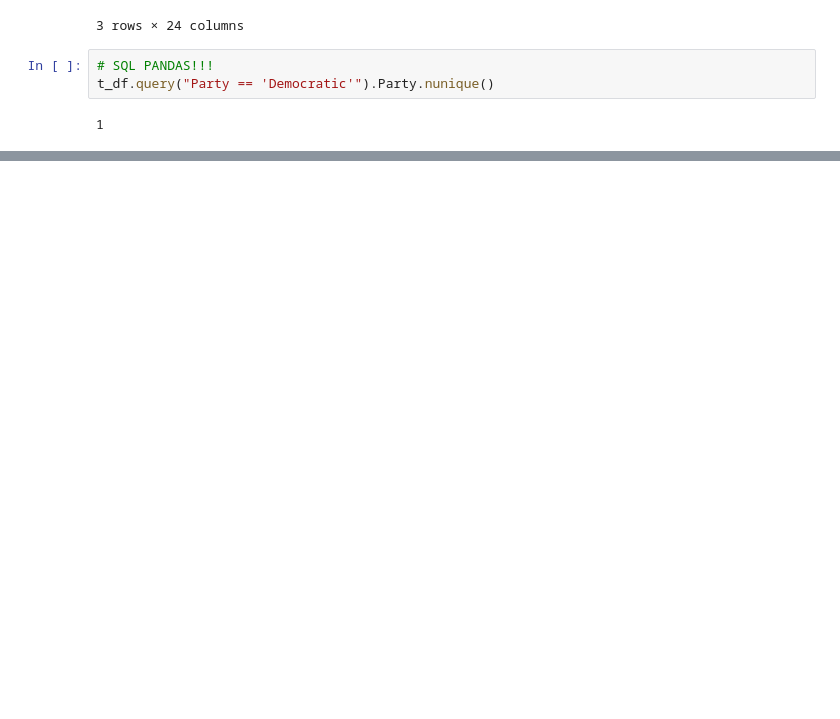
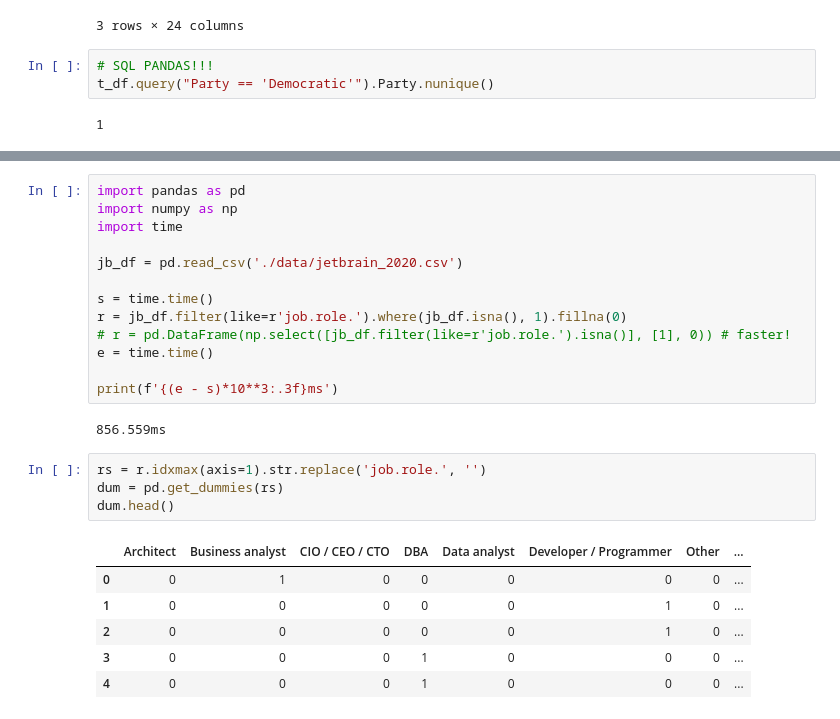
Before and after one commit to golyshevskii/pandas_thoughts, a Jupyter notebook: lol_dataframe.ipynb, the cells around one changed output, grey strips where cells are left out. Drawn from its saved outputs; the diff is of its cells as text; blank space fills up the shorter version.

Commit message:
dummie columns

```diff
--- a/lol_dataframe.ipynb
+++ b/lol_dataframe.ipynb
@@ -538,0 +645,26 @@ t_df.query("Party == 'Democratic'").Party.nunique()
+# %%
+import pandas as pd
+import numpy as np
+import time
+
+jb_df = pd.read_csv('./data/jetbrain_2020.csv')
+
+s = time.time()
+r = jb_df.filter(like=r'job.role.').where(jb_df.isna(), 1).fillna(0)
+# r = pd.DataFrame(np.select([jb_df.filter(like=r'job.role.').isna()], [1], 0)) # faster!
+e = time.time()
+
+print(f'{(e - s)*10**3:.3f}ms')
+# %% [output]
+856.559ms
+# %%
+rs = r.idxmax(axis=1).str.replace('job.role.', '')
+dum = pd.get_dummies(rs)
+dum.head()
+# %% [output]
+|  | Architect | Business analyst | CIO / CEO / CTO | DBA | Data analyst | Developer / Programmer | Other | ... |
+| 0 | 0 | 1 | 0 | 0 | 0 | 0 | 0 | ... |
+| 1 | 0 | 0 | 0 | 0 | 0 | 1 | 0 | ... |
+| 2 | 0 | 0 | 0 | 0 | 0 | 1 | 0 | ... |
+| 3 | 0 | 0 | 0 | 1 | 0 | 0 | 0 | ... |
+| 4 | 0 | 0 | 0 | 1 | 0 | 0 | 0 | ... |
```
Also changed, not shown: parts of 5 cells of this notebook.
